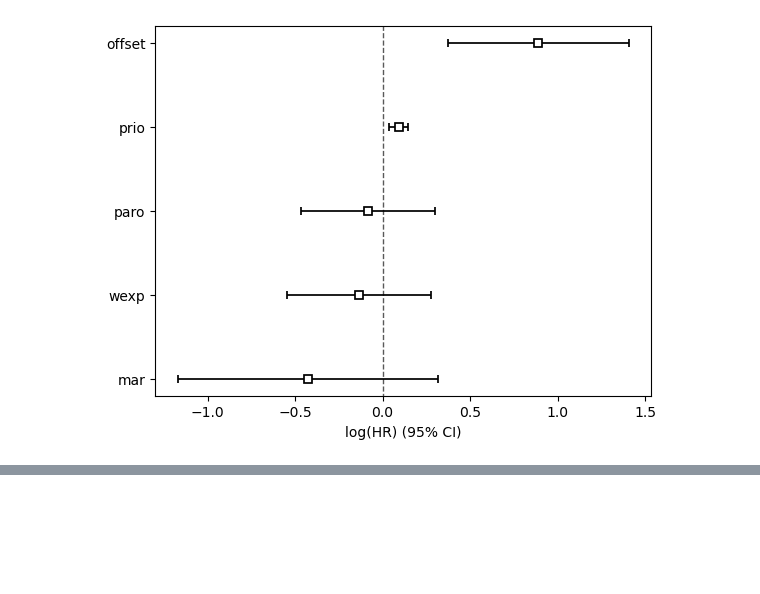
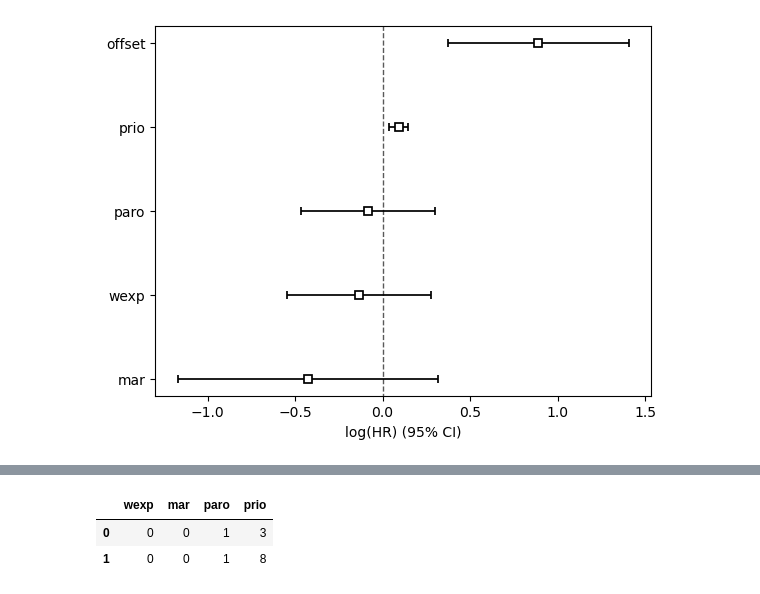
Before and after one commit to arcticronin/CoPLaS, a Jupyter notebook: lifelinesmodel.ipynb, the cells around one changed output, grey strips where cells are left out. Saved outputs shown, nothing was run; the diff lists cells and outputs as text; code cells hidden in the pictures; blank space fills up the shorter version.

```diff
--- a/lifelinesmodel.ipynb
+++ b/lifelinesmodel.ipynb
@@ -223,0 +249,6 @@ rpy2.robjects.vectors.ListVector
+# %%
+X2[:2]
+# %% [output]
+|  | wexp | mar | paro | prio |
+| 0 | 0 | 0 | 1 | 3 |
+| 1 | 0 | 0 | 1 | 8 |
```
Also changed, not shown: parts of 11 cells of this notebook, 6 other files.
